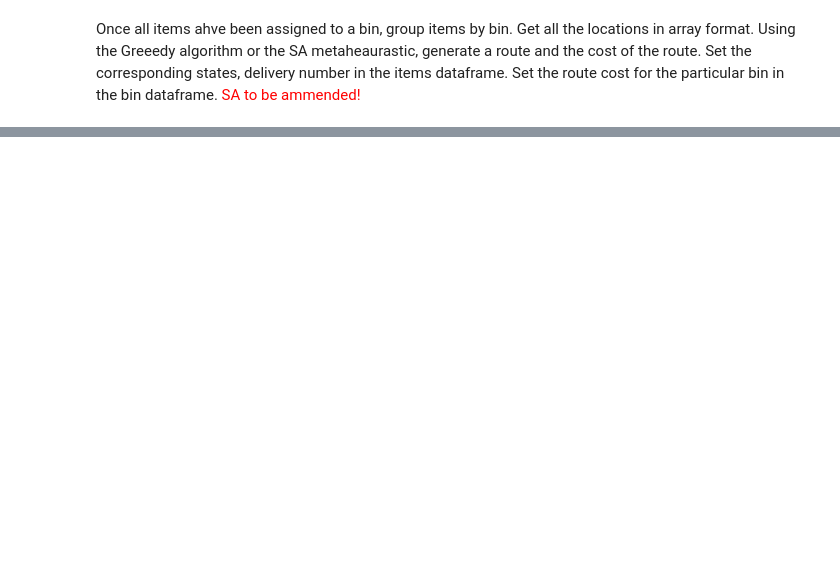
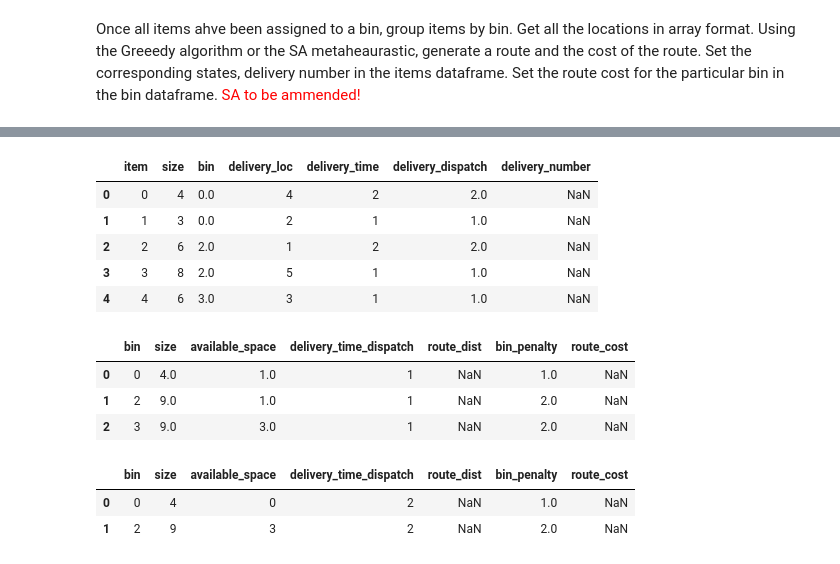
Before and after one commit to KrupaPrag/Logistics_Project, a Jupyter notebook: logistics_problem_1D.ipynb, the cells around one changed output, grey strips where cells are left out. Cells and saved outputs as stored; diff of their text form; code cells hidden in the pictures; blank space fills up the shorter version.

```diff
--- a/logistics_problem_1D.ipynb
+++ b/logistics_problem_1D.ipynb
@@ -906,3 +952,20 @@ Set the corresponding states, delivery number in the items dataframe.
 Set the route cost for the particular bin in the bin dataframe.
 <font color='red'>SA to be ammended!
 </font>
+# %%
+#INPUT: df_bins
+#OUTPUT: df_bins, only that which have been used
+
+def bins_used(df_bins, dimension):
+    if dimension == 1:
+        bins_used_subset = df_bins[df_bins['size'] > df_bins['available_space']]
+        bins_used_subset.index = range(0,bins_used_subset.shape[0])
+    elif dimension == 2:
+        bins_used_subset = df_bins[(df_bins['x_size'] > df_bins['av_x_space']) or (df_bins['y_size'] > df_bins['av_y_space'])]
+        bins_used_subset.index = range(0,bins_used_subset.shape[0])
+    return bins_used_subset
+# %%
+df_bins_dispatch1 = bins_used(df_bins_dispatch1,1)
+df_bins_dispatch2 = bins_used(df_bins_dispatch2,1)
+display(df_bins_dispatch1)
+display(df_bins_dispatch2)
@@ -928,3 +1002,21 @@ def del_order_cost(df_items, df_bins, df_dist_matrix):
         #delivery number on route
         df_items = assign_order(df_items, df_item_subset, arr_route_set, 'delivery_loc', 'item', 'delivery_number')
     return df_items, df_bins
+# %%
+display(df_itemsA)
+display(df_bins_dispatch1)
+display(df_bins_dispatch2)
+# %% [output]
+|  | item | size | bin | delivery_loc | delivery_time | delivery_dispatch | delivery_number |
+| 0 | 0 | 4 | 0.0 | 4 | 2 | 2.0 | NaN |
+| 1 | 1 | 3 | 0.0 | 2 | 1 | 1.0 | NaN |
+| 2 | 2 | 6 | 2.0 | 1 | 2 | 2.0 | NaN |
+| 3 | 3 | 8 | 2.0 | 5 | 1 | 1.0 | NaN |
+| 4 | 4 | 6 | 3.0 | 3 | 1 | 1.0 | NaN |
+|  | bin | size | available_space | delivery_time_dispatch | route_dist | bin_penalty | route_cost |
+| 0 | 0 | 4.0 | 1.0 | 1 | NaN | 1.0 | NaN |
+| 1 | 2 | 9.0 | 1.0 | 1 | NaN | 2.0 | NaN |
+| 2 | 3 | 9.0 | 3.0 | 1 | NaN | 2.0 | NaN |
+|  | bin | size | available_space | delivery_time_dispatch | route_dist | bin_penalty | route_cost |
+| 0 | 0 | 4 | 0 | 2 | NaN | 1.0 | NaN |
+| 1 | 2 | 9 | 3 | 2 | NaN | 2.0 | NaN |
```
Also changed, not shown: parts of 33 cells of this notebook, 3 other files.
